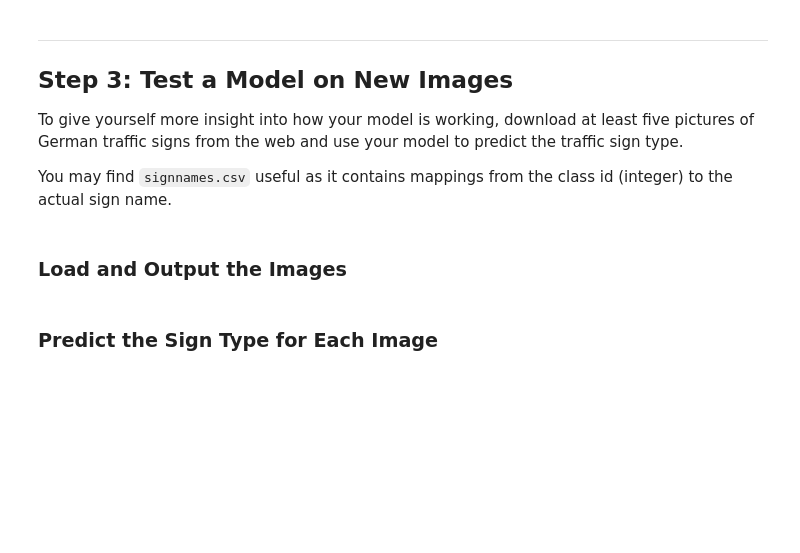
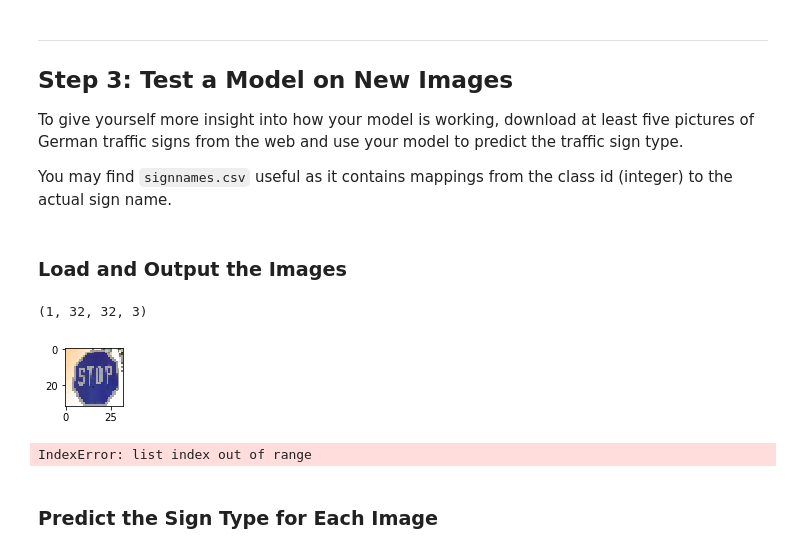
Before and after one commit to fortonysdream/CarND-Traffic-Sign-Classifier-Project, a Jupyter notebook: Traffic_Sign_Classifier.ipynb, the cells around one changed output. Cells and saved outputs as stored; diff of their text form; code cells hidden in the pictures; blank space fills up the shorter version.

```diff
--- a/Traffic_Sign_Classifier.ipynb
+++ b/Traffic_Sign_Classifier.ipynb
@@ -263,17 +401,18 @@ from tensorflow.contrib.layers import flatten
 x = tf.placeholder(tf.float32, (None, 32, 32, 3))
 y = tf.placeholder(tf.int32, (None))
 one_hot_y = tf.one_hot(y, 43)
+keep_prob = tf.placeholder(tf.float32)
 
 rate = 0.001
 
-logits = LeNet(x)
-cross_entropy = tf.nn.softmax_cross_entropy_with_logits(labels=one_hot_y, logits=logits)
-loss_operation = tf.reduce_mean(cross_entropy)
-optimizer = tf.train.AdamOptimizer(learning_rate = rate)
-training_operation = optimizer.minimize(loss_operation)
+logits = LeNet(x, keep_prob) #define output
+cross_entropy = tf.nn.softmax_cross_entropy_with_logits(labels=one_hot_y, logits=logits) #define loss
+loss_operation = tf.reduce_mean(cross_entropy) #average loss
+optimizer = tf.train.AdamOptimizer(learning_rate = rate) #Define optimizer
+training_operation = optimizer.minimize(loss_operation) #Define optimization
 
-correct_prediction = tf.equal(tf.argmax(logits, 1), tf.argmax(one_hot_y, 1))
-accuracy_operation = tf.reduce_mean(tf.cast(correct_prediction, tf.float32))
+correct_prediction = tf.equal(tf.argmax(logits, 1), tf.argmax(one_hot_y, 1)) #Check result
+accuracy_operation = tf.reduce_mean(tf.cast(correct_prediction, tf.float32)) #Calculate accuracy
 saver = tf.train.Saver()
 
 def evaluate(X_data, y_data):
@@ -281,32 +420,36 @@ def evaluate(X_data, y_data):
     total_accuracy = 0
     sess = tf.get_default_session()
     for offset in range(0, num_examples, BATCH_SIZE):
-        batch_x, batch_y = X_data[offset:offset+BATCH_SIZE], y_data[offset:offset+BATCH_SIZE]
-        accuracy = sess.run(accuracy_operation, feed_dict={x: batch_x, y: batch_y})
+        batch_x, batch_y = X_data[offset:offset + BATCH_SIZE], y_data[offset:offset + BATCH_SIZE]
+        accuracy = sess.run(accuracy_operation, feed_dict = {x: batch_x, y: batch_y, keep_prob:1.0})
         total_accuracy += (accuracy * len(batch_x))
     return total_accuracy / num_examples
-
 
 with tf.Session() as sess:
     sess.run(tf.global_variables_initializer())
     tf.reset_default_graph()
-    saver.restore(sess, './traffic.ckpt')
+    saver.restore(sess,'./new_traffic.ckpt')
     num_examples = len(X_train)
-    EPOCHS = 100
+    EPOCHS = 1
     print("Training...")
     for i in range(EPOCHS):
         X_train, y_train = shuffle(X_train, y_train)
         for offset in range(0, num_examples, BATCH_SIZE):
-            end = offset + BATCH_SIZE
+            end = offset  + BATCH_SIZE
             batch_x, batch_y = X_train[offset:end], y_train[offset:end]
-            sess.run(training_operation, feed_dict={x: batch_x, y: batch_y})
+            sess.run(training_operation, feed_dict={x: batch_x, y: batch_y, keep_prob:0.5})
 
         validation_accuracy = evaluate(X_valid, y_valid)
+        train_accuracy = evaluate(X_train, y_train)
+
         print("EPOCH {} ...".format(i+1))
         print("Validation Accuracy = {:.3f}".format(validation_accuracy))
+        print("Train Accuracy = {:.3f}".format(train_accuracy))
         print()
 
-    saver.save(sess, './traffic.ckpt')
+    print(evaluate(X_test,y_test))
+
+    saver.save(sess, './new_traffic.ckpt')
     print("Model saved")
 # %% [output]
 Training...
@@ -339,6 +473,28 @@ You may find `signnames.csv` useful as it contains mappings from the class id (i
 # %%
 ### Load the images and plot them here.
 ### Feel free to use as many code cells as needed.
+import numpy as np
+import cv2
+images = []
+images.append(cv2.resize(cv2.imread("Stop_Sign.jpg"),(32,32)))
+
+for i in range(len(images)):
+    plt.subplot(1,5,i+1)
+    plt.imshow(images[i])
+images = np.array(images)
+print(np.shape(images))
+# %% [output]
+(1, 32, 32, 3)
+[figure, added]
+# %%
+with tf.Session() as sess:
+    sess.run(tf.global_variables_initializer())
+    tf.reset_default_graph()
+    saver.restore(sess, './new_traffic.ckpt')
+    logits = LeNet(image[0], 1)
+    print(sess.run(logits))
+# %% [output]
+IndexError: list index out of range
 # %% [markdown]
 ### Predict the Sign Type for Each Image
 # %%
```
Also changed, not shown: parts of 6 cells of this notebook, 8 other files.
